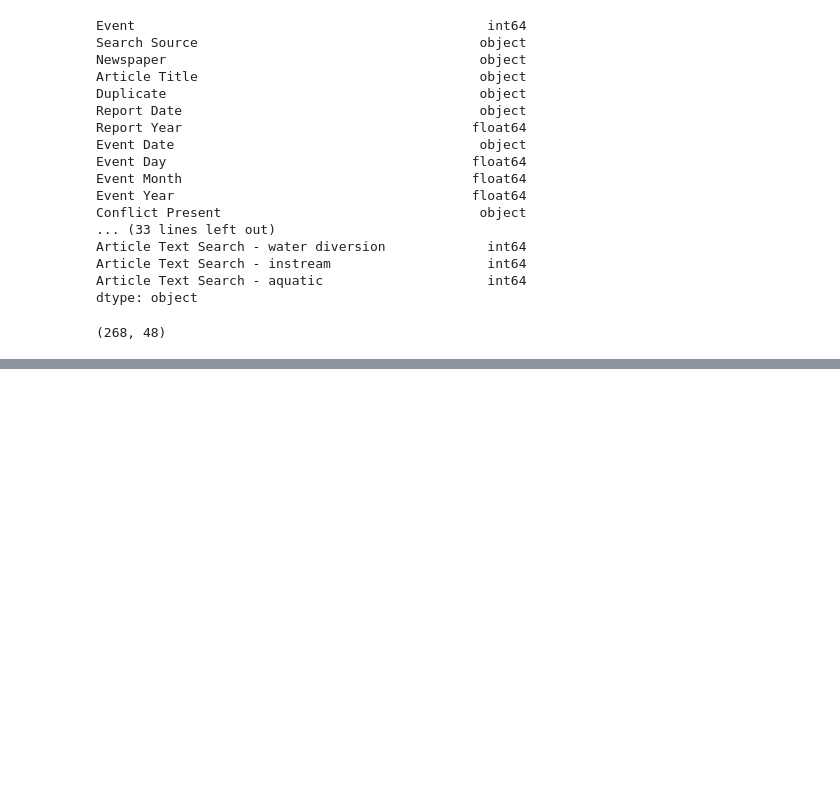
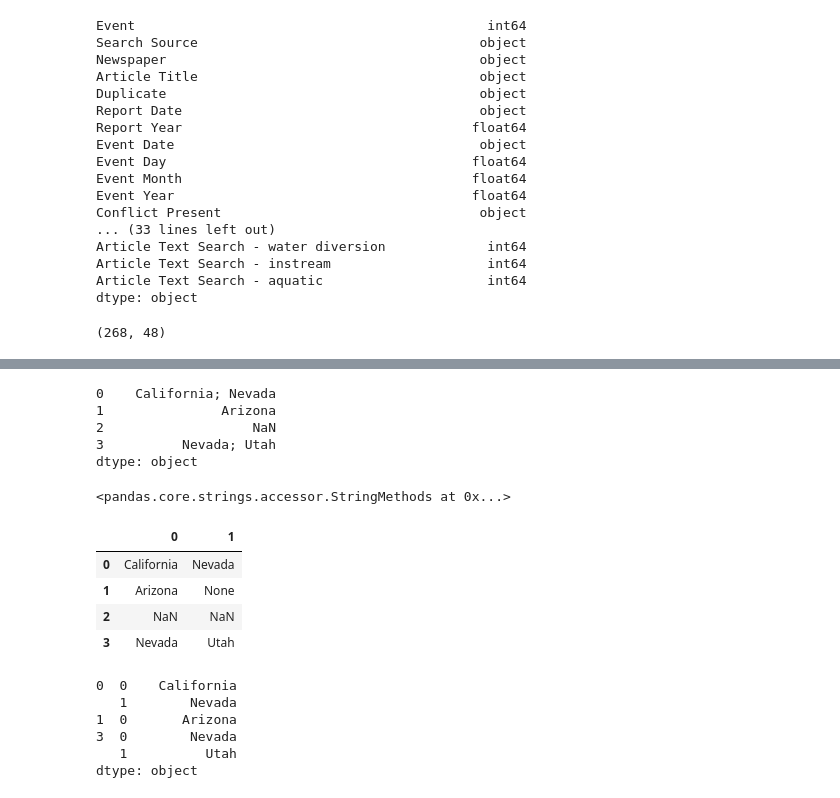
Before and after one commit to imsibaja/eds220-2024-sections, a Jupyter notebook: section-2-co-basin-water-conflicts.ipynb, the cells around one changed output, grey strips where cells are left out. Drawn from its saved outputs; the diff is of its cells as text; code cells hidden in the pictures; blank space fills up the shorter version.

```diff
--- a/section-2-co-basin-water-conflicts.ipynb
+++ b/section-2-co-basin-water-conflicts.ipynb
@@ -87,0 +108,39 @@ df.shape
+# %%
+import numpy as np
+import pandas as pd
+
+# Example series
+s = pd.Series(['California; Nevada', 'Arizona', np.nan, 'Nevada; Utah'])
+s
+# %% [output]
+0    California; Nevada
+1               Arizona
+2                   NaN
+3          Nevada; Utah
+dtype: object
+# %%
+# str accessor (doesn't do anything by itself)
+s.str
+# %% [output]
+<pandas.core.strings.accessor.StringMethods at 0x...>
+# %%
+# Use str accessor with additional methods to perform string operations
+# .split splits strings by ';' and expands output into separate columns
+s.str.split(';', expand=True)
+# %% [output]
+|  | 0 | 1 |
+| 0 | California | Nevada |
+| 1 | Arizona | None |
+| 2 | NaN | NaN |
+| 3 | Nevada | Utah |
+# %%
+# Use stack() method to flatten the data frame into a series
+# default is to drop NAs and None from result
+s.str.split(';', expand=True).stack()
+# %% [output]
+0  0    California
+   1        Nevada
+1  0       Arizona
+3  0        Nevada
+   1          Utah
+dtype: object
```
Also changed, not shown: parts of 12 cells of this notebook, 2 other files.
